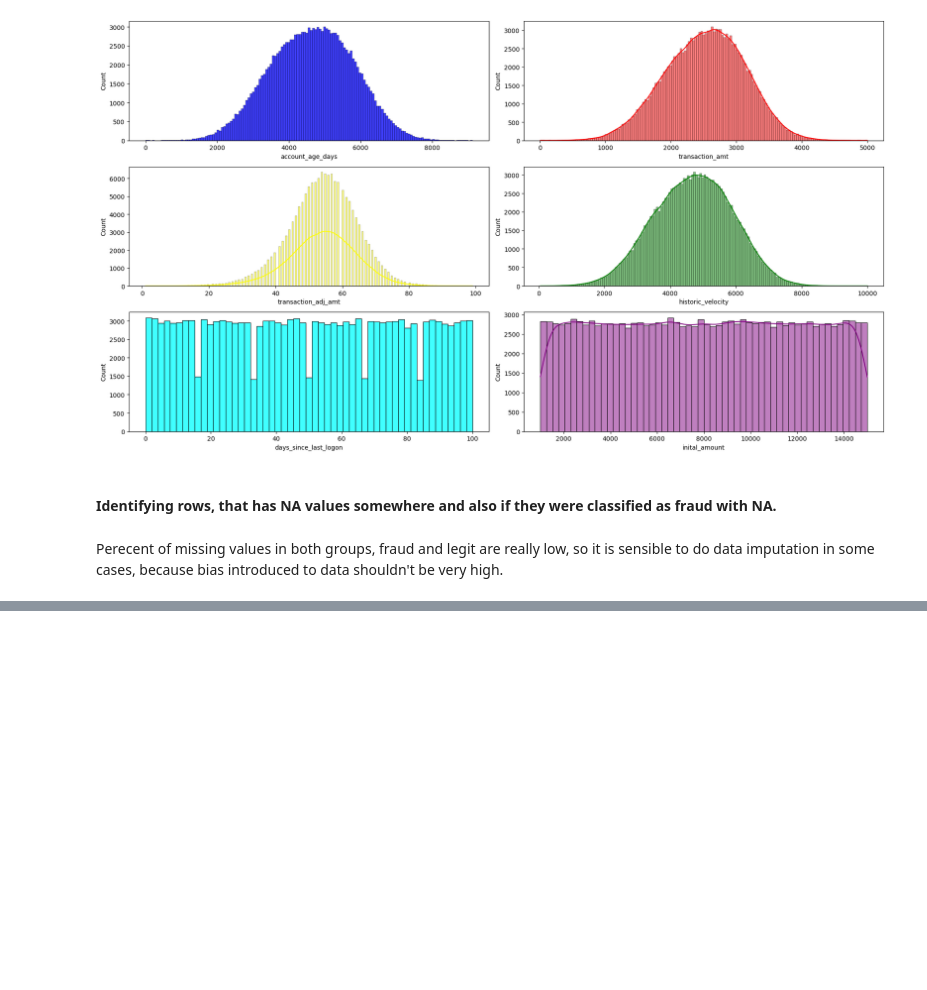
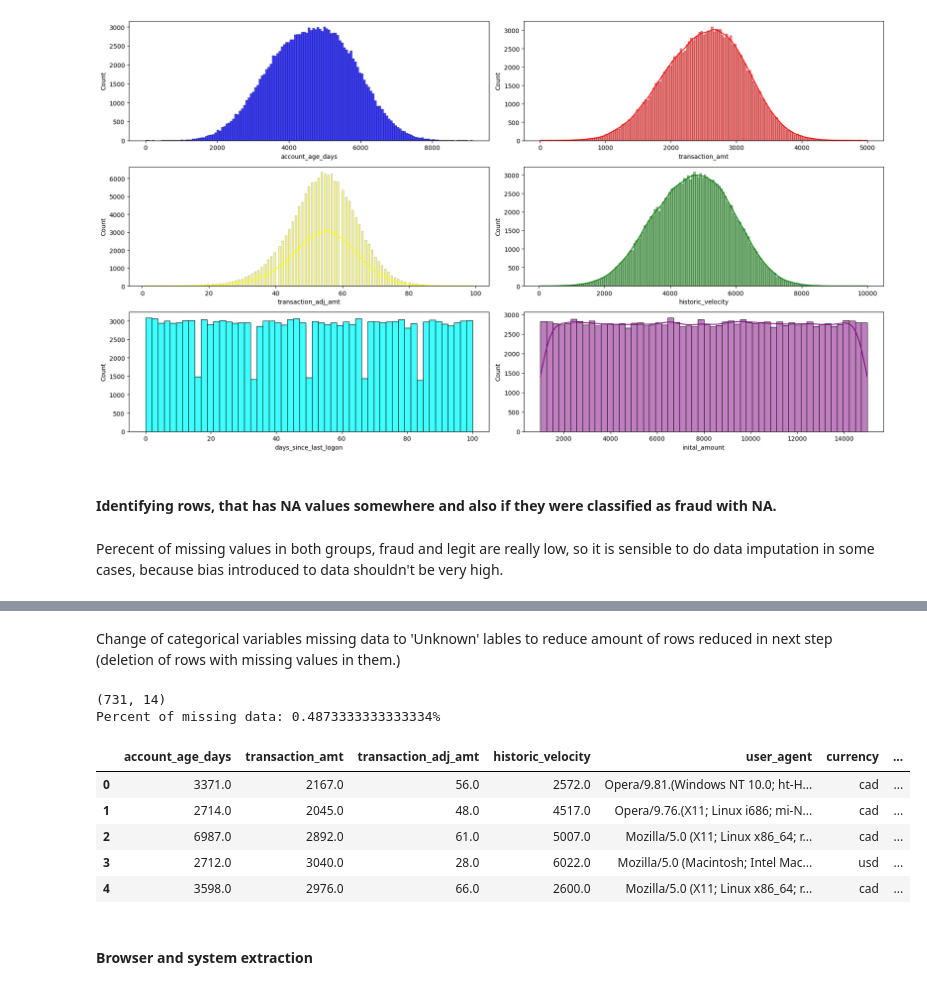
Before and after one commit to JakubKozlowski1/data_mining, a Jupyter notebook: cleaning.ipynb, the cells around one changed output, grey strips where cells are left out. Saved outputs shown, nothing was run; the diff lists cells and outputs as text; code cells hidden in the pictures; blank space fills up the shorter version.

```diff
--- a/eda.ipynb
+++ b/cleaning.ipynb
@@ -25,3 +28,5 @@ from scipy import stats
+# %%
+pd.set_option('display.max_columns', None)
 # %% [markdown]
 # Loading data
 # %%
@@ -243,0 +252,30 @@ Percent of missing data in fraud group: 1.53%
+# %% [markdown]
+Change of categorical variables missing data to 'Unknown' lables to reduce amount of rows reduced in next step (deletion of rows with missing values in them.)
+# %%
+df['user_agent'] = df['user_agent'].fillna("Unknown")
+df['currency'] = df['currency'].fillna("UNK")
+df['signature_image'] = df['signature_image'].fillna("UN")
+df['transaction_type'] = df['transaction_type'].fillna("UN")
+df['transaction_env'] = df['transaction_env'].fillna("UN")
+df['locale'] = df['locale'].fillna("unk_UN")
+df['tranaction_initiate'] = df['tranaction_initiate'].fillna("UN")
+# %%
+sh_check = df[df.isna().any(axis=1)]
+print(sh_check.shape)
+print(f'Percent of missing data: {sh_check.shape[0]/df.shape[0]*100}%')
+# %% [output]
+(731, 14)
+Percent of missing data: 0.4873333333333334%
+# %%
+df = df.dropna()
+# %%
+df.head()
+# %% [output]
+|  | account_age_days | transaction_amt | transaction_adj_amt | historic_velocity | user_agent | currency | ... |
+| 0 | 3371.0 | 2167.0 | 56.0 | 2572.0 | Opera/9.81.(Windows NT 10.0; ht-H... | cad | ... |
+| 1 | 2714.0 | 2045.0 | 48.0 | 4517.0 | Opera/9.76.(X11; Linux i686; mi-N... | cad | ... |
+| 2 | 6987.0 | 2892.0 | 61.0 | 5007.0 | Mozilla/5.0 (X11; Linux x86_64; r... | cad | ... |
+| 3 | 2712.0 | 3040.0 | 28.0 | 6022.0 | Mozilla/5.0 (Macintosh; Intel Mac... | usd | ... |
+| 4 | 3598.0 | 2976.0 | 66.0 | 2600.0 | Mozilla/5.0 (X11; Linux x86_64; r... | cad | ... |
+# %% [markdown]
+#### Browser and system extraction
```
Also changed, not shown: parts of 23 cells of this notebook, 2 other files.
